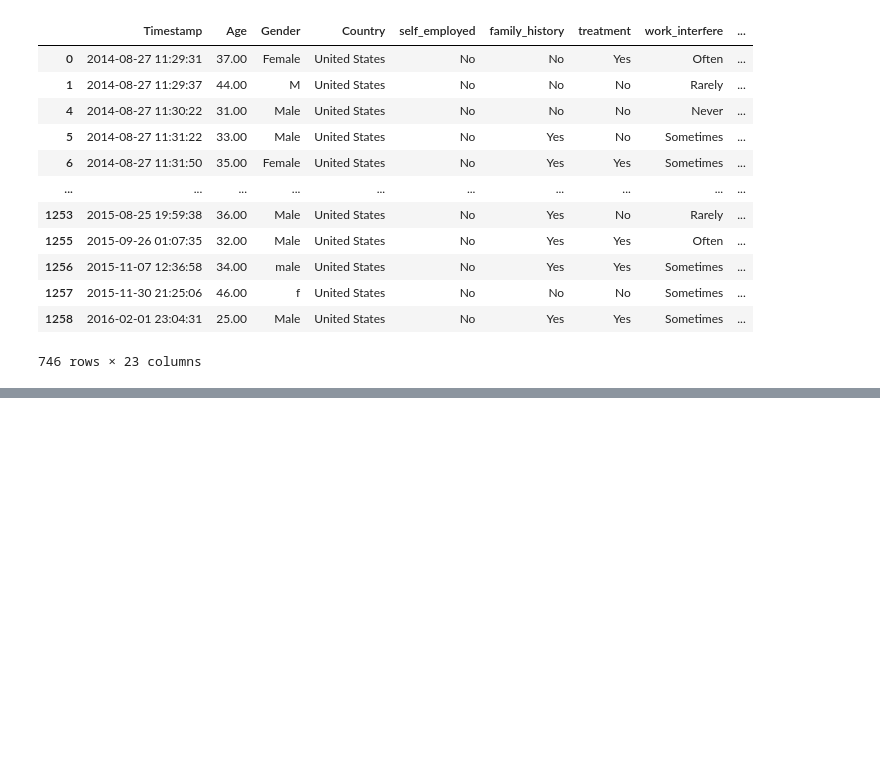
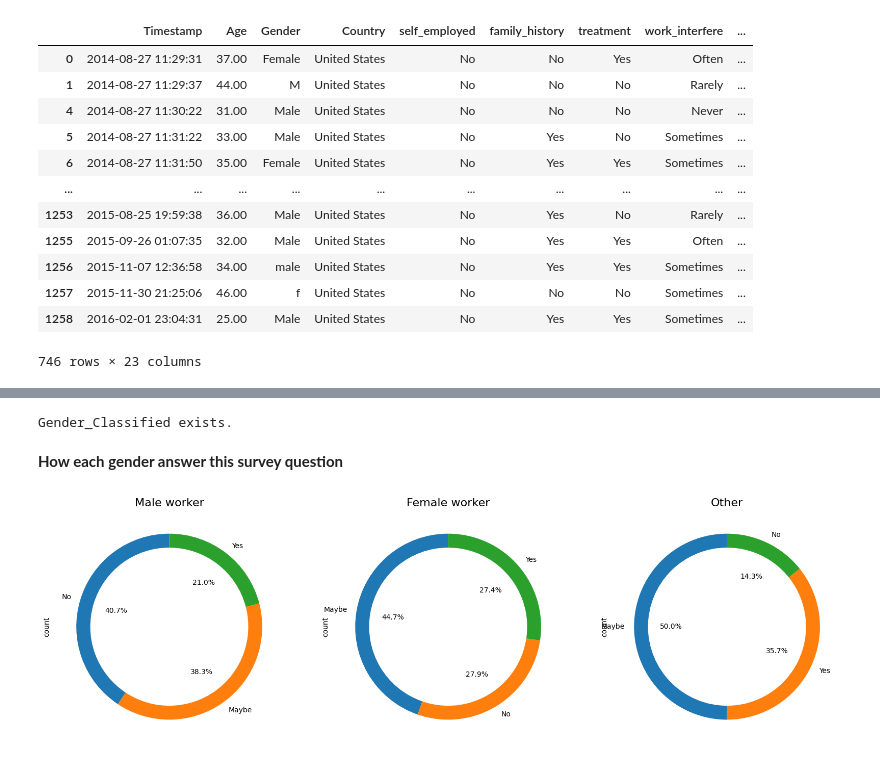
Before and after one commit to haileetranvn/MENTAL-HEALTH-IN-TECH-INDUSTRY-ANALYSIS-AND-VISUAL, a Jupyter notebook: mental-health-in-tech-industry-analysis-and-visual.ipynb, the cells around one changed output, grey strips where cells are left out. Drawn from its saved outputs; the diff is of its cells as text; code cells hidden in the pictures; blank space fills up the shorter version.

```diff
--- a/mental-health-in-tech-industry-analysis-and-visual.ipynb
+++ b/mental-health-in-tech-industry-analysis-and-visual.ipynb
@@ -387,0 +432,17 @@ df_filtered.to_csv('mycsvfile.csv',index=False)
+# %%
+df = pd.DataFrame(df_filtered)
+# Function to classify gender
+def classify_gender(Gender):
+    if pd.isnull(Gender):
+        return 'Other'  # Treating missing values as 'Other'
+    gender = Gender.strip().lower()
+    if gender in {'male', 'm', 'male (cis)', 'cis male', 'man', 'cismale', 'male ', 'msle', 'mal', 'maile', 'malr', 'mail'}:
+        return 'Male'
+    elif gender in {'female', 'f', 'female (cis)', 'cis female', 'woman', 'cisfemale', 'female ', 'femail', 'femake'}:
+        return 'Female'
+    else:
+        return 'Other'
+
+# Apply the classification
+df['Gender_Classified'] = df['Gender'].apply(classify_gender)
+print(df.columns)
@@ -387,0 +458,28 @@ df_filtered.to_csv('mycsvfile.csv',index=False)
+# %%
+#Confirmation
+if 'Gender_Classified' in df.columns:
+    print("Gender_Classified exists.")
+else:
+    print("Gender_Classified does not exist.")
+# %% [output]
+Gender_Classified exists.
+# %% [markdown]
+**How each gender answer this survey question**
+# %%
+figure = plt.figure(figsize=[20, 10])
+
+plt.subplot(1,3,1)
+df['mental_health_consequence'][df['Gender_Classified'] == 'Male'].value_counts().plot(kind='pie', autopct='%1.1f%%', wedgeprops=dict(width=0.15), startangle=90)
+plt.title(label='Male worker', size=16)
+
+plt.subplot(1,3,2)
+df['mental_health_consequence'][df['Gender_Classified'] == 'Female'].value_counts().plot.pie(autopct='%1.1f%%',wedgeprops=dict(width=0.15), startangle=90)
+plt.title(label='Female worker', size=16)
+
+plt.subplot(1,3,3)
+df['mental_health_consequence'][df['Gender_Classified'] == 'Other'].value_counts().plot(kind='pie', autopct='%1.1f%%', wedgeprops=dict(width=0.15), startangle=90)
+plt.title(label='Other', size=16)
+
+plt.show()
+# %% [output]
+[figure, added]
```
Also changed, not shown: parts of 20 cells of this notebook.
